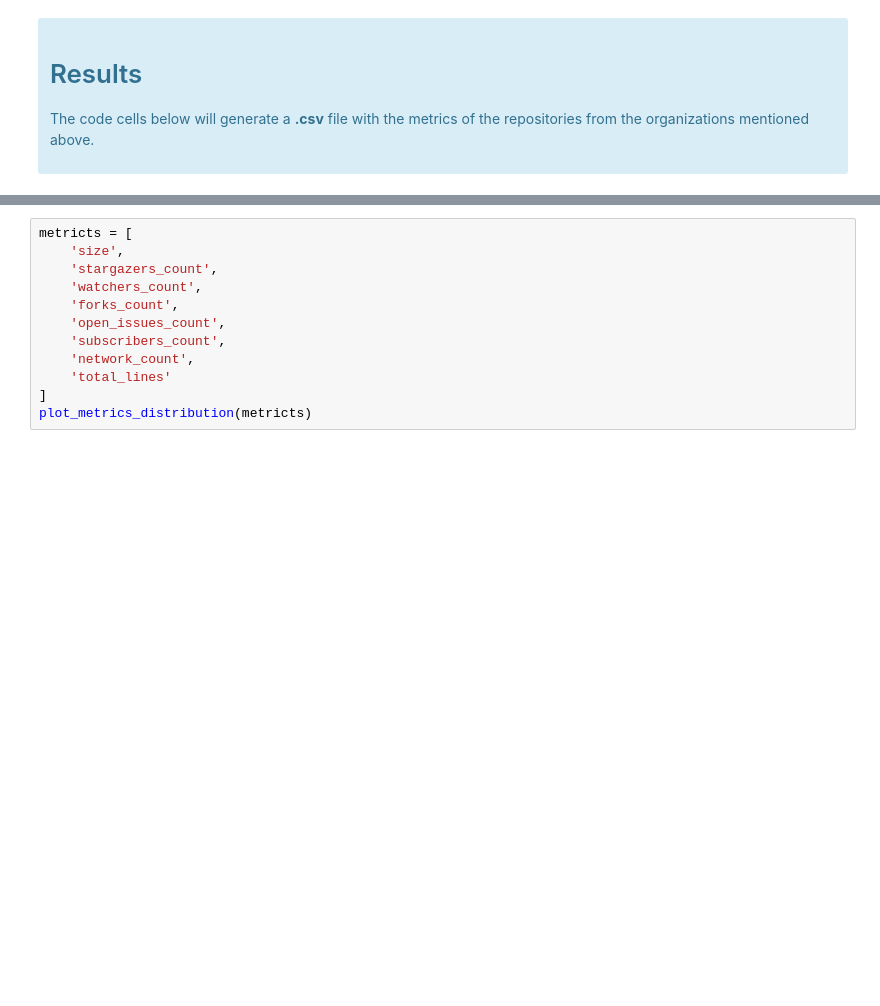
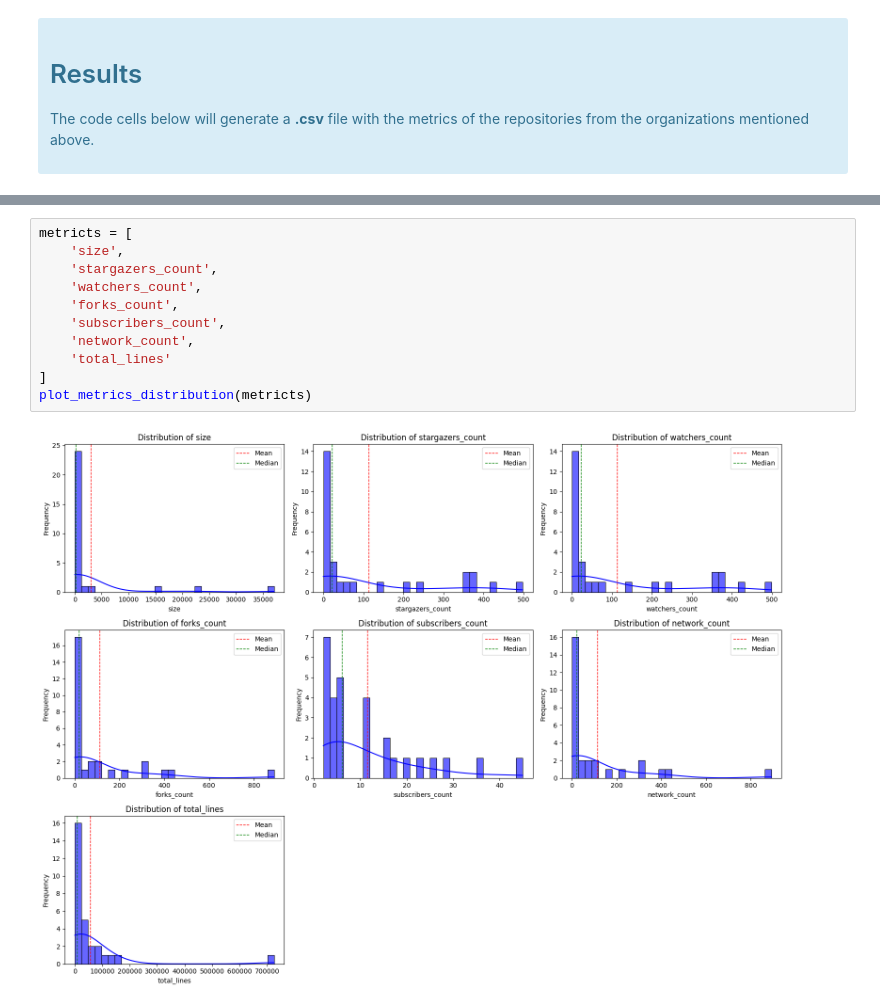
Before and after one commit to Cafeo-Group/git-infer, a Jupyter notebook: 0-GetCodeSamples/1-get_git_metrics.ipynb, the cells around one changed output, grey strips where cells are left out. Drawn from its saved outputs; the diff is of its cells as text; blank space fills up the shorter version.

```diff
--- a/0-GetCodeSamples/1-get_git_metrics.ipynb
+++ b/0-GetCodeSamples/1-get_git_metrics.ipynb
@@ -268,15 +329,16 @@ dataframe_statistics
 # %%
 metricts = [
     'size',
     'stargazers_count',
     'watchers_count',
     'forks_count',
-    'open_issues_count',
     'subscribers_count',
     'network_count',
     'total_lines'
 ]
 plot_metrics_distribution(metricts)
+# %% [output]
+[figure, added]
 # %%
 metricts = [
     'size',
```
Also changed, not shown: parts of 10 cells of this notebook, 1 other file.
